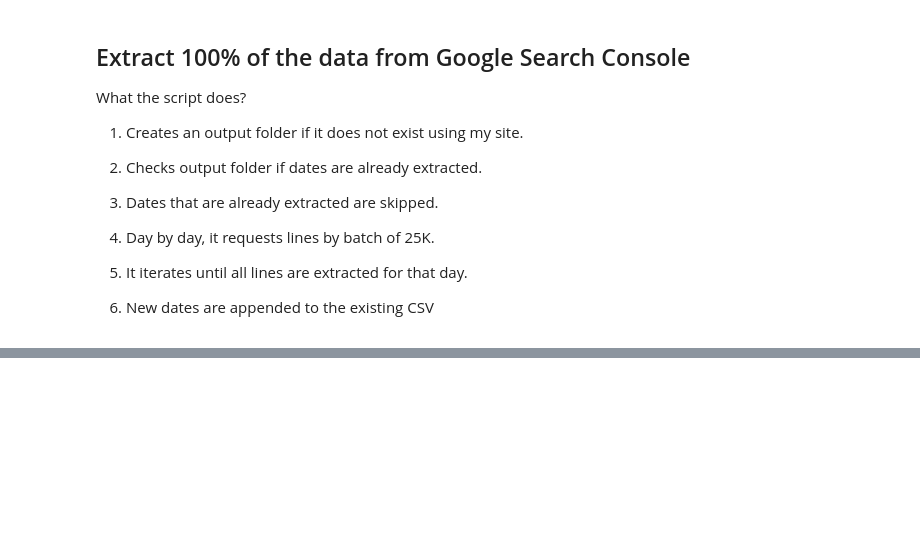
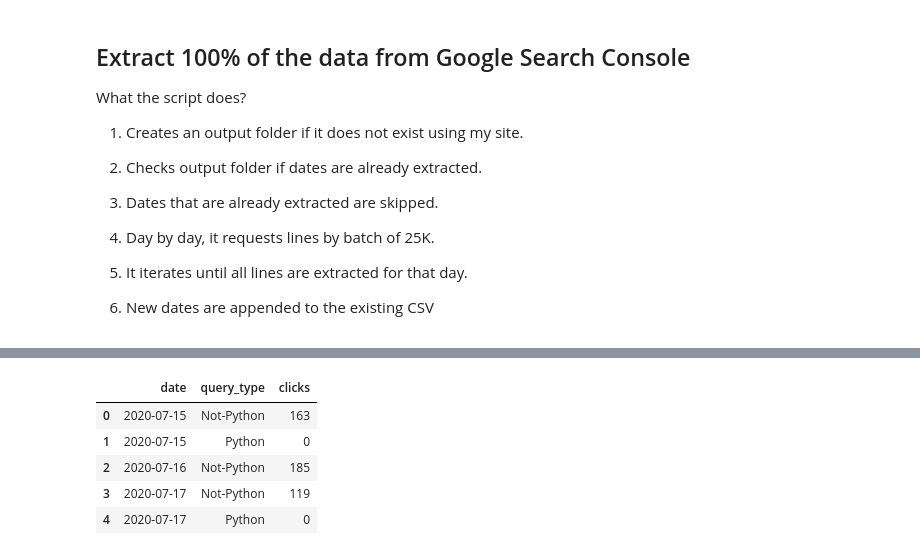
Before and after one commit to jcchouinard/GoogleSearchConsole-Tutorial, a Jupyter notebook: run_gsc.ipynb, the cells around one changed output, grey strips where cells are left out. Cells and saved outputs as stored; diff of their text form; code cells hidden in the pictures; blank space fills up the shorter version.

```diff
--- a/run_gsc.ipynb
+++ b/run_gsc.ipynb
@@ -128,5 +185,12 @@ df['query_type'].head(5)
 # %%
 df = df.groupby(['date','query_type'])['clicks'].sum().reset_index()
-df.head(5)
+df.head()
+# %% [output]
+|  | date | query_type | clicks |
+| 0 | 2020-07-15 | Not-Python | 163 |
+| 1 | 2020-07-15 | Python | 0 |
+| 2 | 2020-07-16 | Not-Python | 185 |
+| 3 | 2020-07-17 | Not-Python | 119 |
+| 4 | 2020-07-17 | Python | 0 |
 # %%
 df = df.set_index(['date','query_type'])['clicks'].unstack()
```
Also changed, not shown: parts of 23 cells of this notebook, 4 other files.
